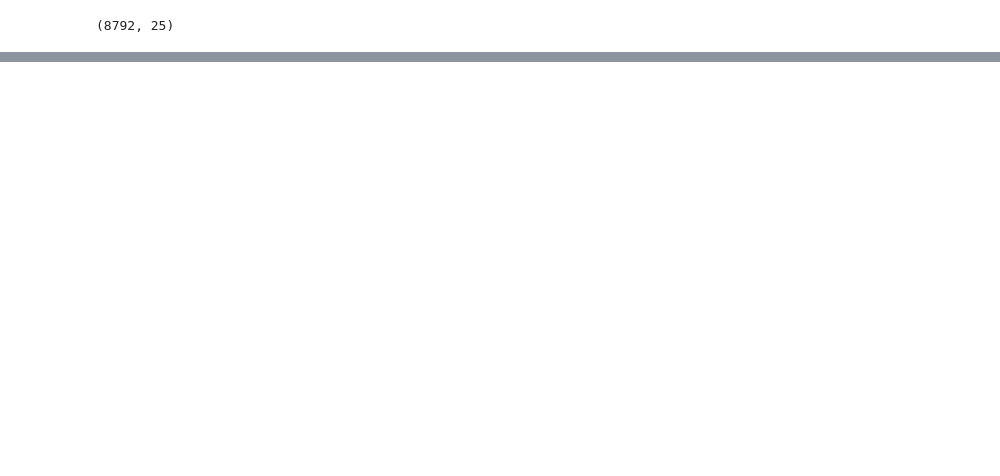
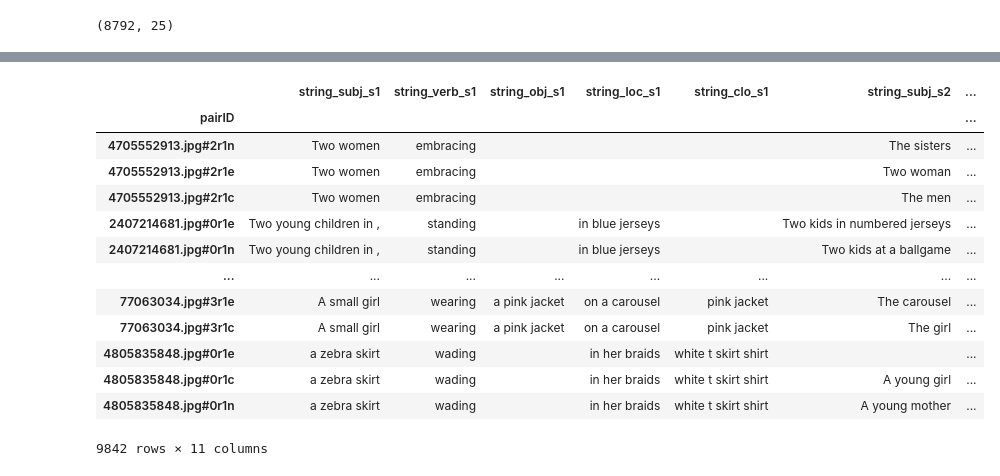
Before and after one commit to Marbr987/Hypothesis_Driven_Analysis_of_Self_Rationalising_Models, a Jupyter notebook: 03_Bayesian_Network/Learn_BN_Parameters.ipynb, the cells around one changed output, grey strips where cells are left out. Saved outputs shown, nothing was run; the diff lists cells and outputs as text; code cells hidden in the pictures; blank space fills up the shorter version.

```diff
--- a/03_Bayesian_Network/Learn_BN_Parameters.ipynb
+++ b/03_Bayesian_Network/Learn_BN_Parameters.ipynb
@@ -282,0 +284,17 @@ array([['neutral', 'neutral', 'neutral', ..., nan, nan, nan],
+# %%
+dev_prepared
+# %% [output]
+|  | string_subj_s1 | string_verb_s1 | string_obj_s1 | string_loc_s1 | string_clo_s1 | string_subj_s2 | ... |
+| pairID |  |  |  |  |  |  | ... |
+| 4705552913.jpg#2r1n | Two women | embracing |  |  |  | The sisters | ... |
+| 4705552913.jpg#2r1e | Two women | embracing |  |  |  | Two woman | ... |
+| 4705552913.jpg#2r1c | Two women | embracing |  |  |  | The men | ... |
+| 2407214681.jpg#0r1e | Two young children in , | standing |  | in blue jerseys |  | Two kids in numbered jerseys | ... |
+| 2407214681.jpg#0r1n | Two young children in , | standing |  | in blue jerseys |  | Two kids at a ballgame | ... |
+| ... | ... | ... | ... | ... | ... | ... | ... |
+| 77063034.jpg#3r1e | A small girl | wearing | a pink jacket | on a carousel | pink jacket | The carousel | ... |
+| 77063034.jpg#3r1c | A small girl | wearing | a pink jacket | on a carousel | pink jacket | The girl | ... |
+| 4805835848.jpg#0r1e | a zebra skirt | wading |  | in her braids | white t skirt shirt |  | ... |
+| 4805835848.jpg#0r1c | a zebra skirt | wading |  | in her braids | white t skirt shirt | A young girl | ... |
+| 4805835848.jpg#0r1n | a zebra skirt | wading |  | in her braids | white t skirt shirt | A young mother | ... |
+9842 rows × 11 columns
```
Also changed, not shown: parts of 17 cells of this notebook, 3 other files.
